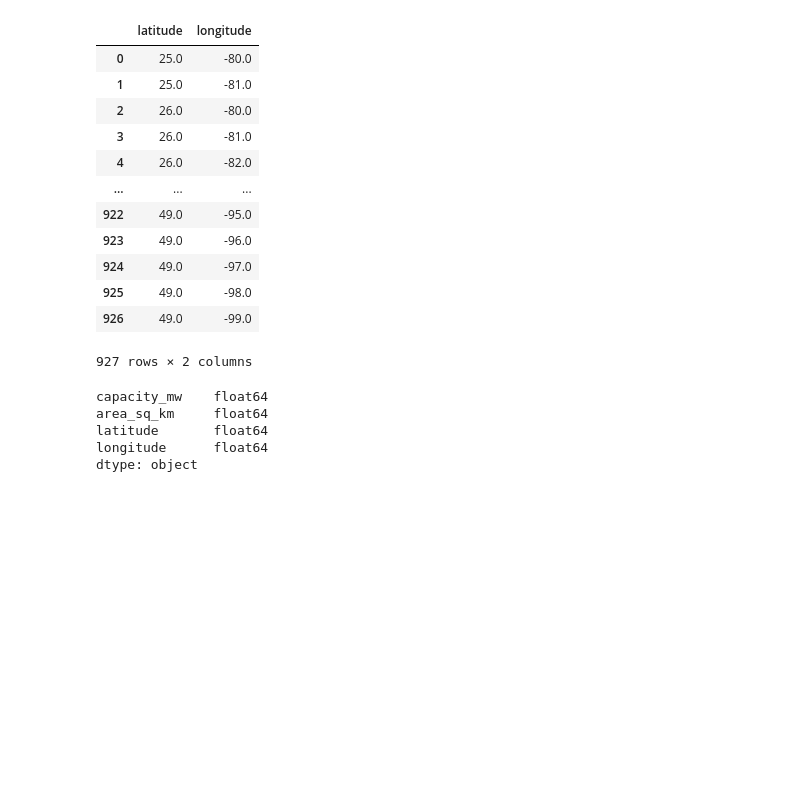
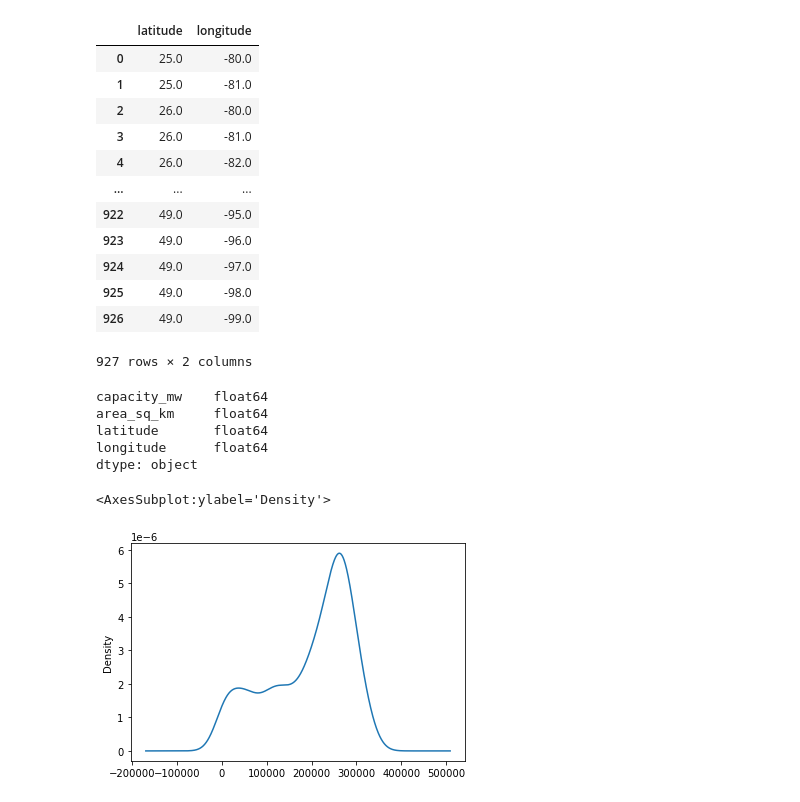
Before and after one commit to KellenSchmitz/pvOpenData, a Jupyter notebook: Sunny_Days/Sun_Map/coordinate_aggregation.ipynb, the cells around one changed output. Drawn from its saved outputs; the diff is of its cells as text; code cells hidden in the pictures; blank space fills up the shorter version.

```diff
--- a/Sunny_Days/Sun_Map/coordinate_aggregation.ipynb
+++ b/Sunny_Days/Sun_Map/coordinate_aggregation.ipynb
@@ -145,3 +145,8 @@ area_sq_km     float64
 latitude       float64
 longitude      float64
 dtype: object
+# %%
+sun_map_df["capacity_mw"].plot.density()
+# %% [output]
+<AxesSubplot:ylabel='Density'>
+[figure, added]
```
Also changed, not shown: parts of 1 cell of this notebook, 5 other files.
